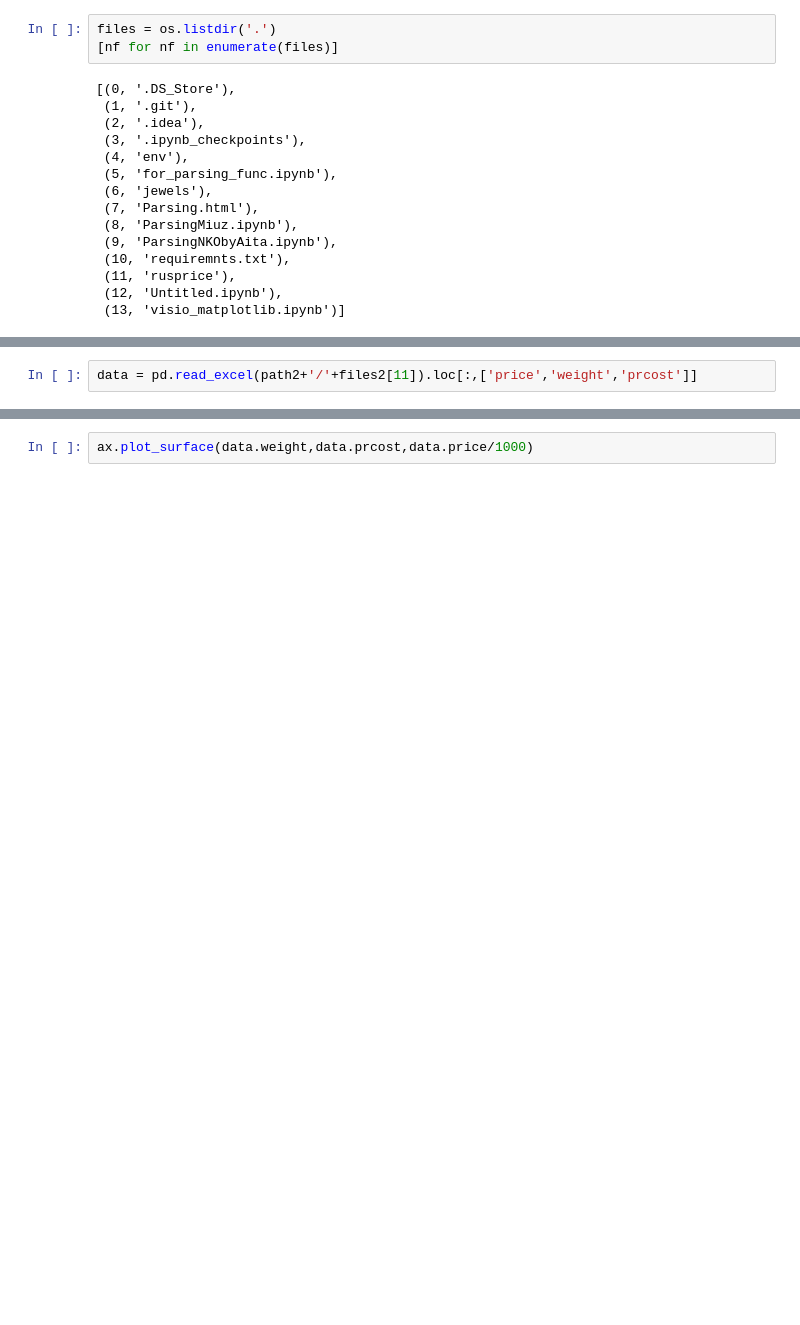
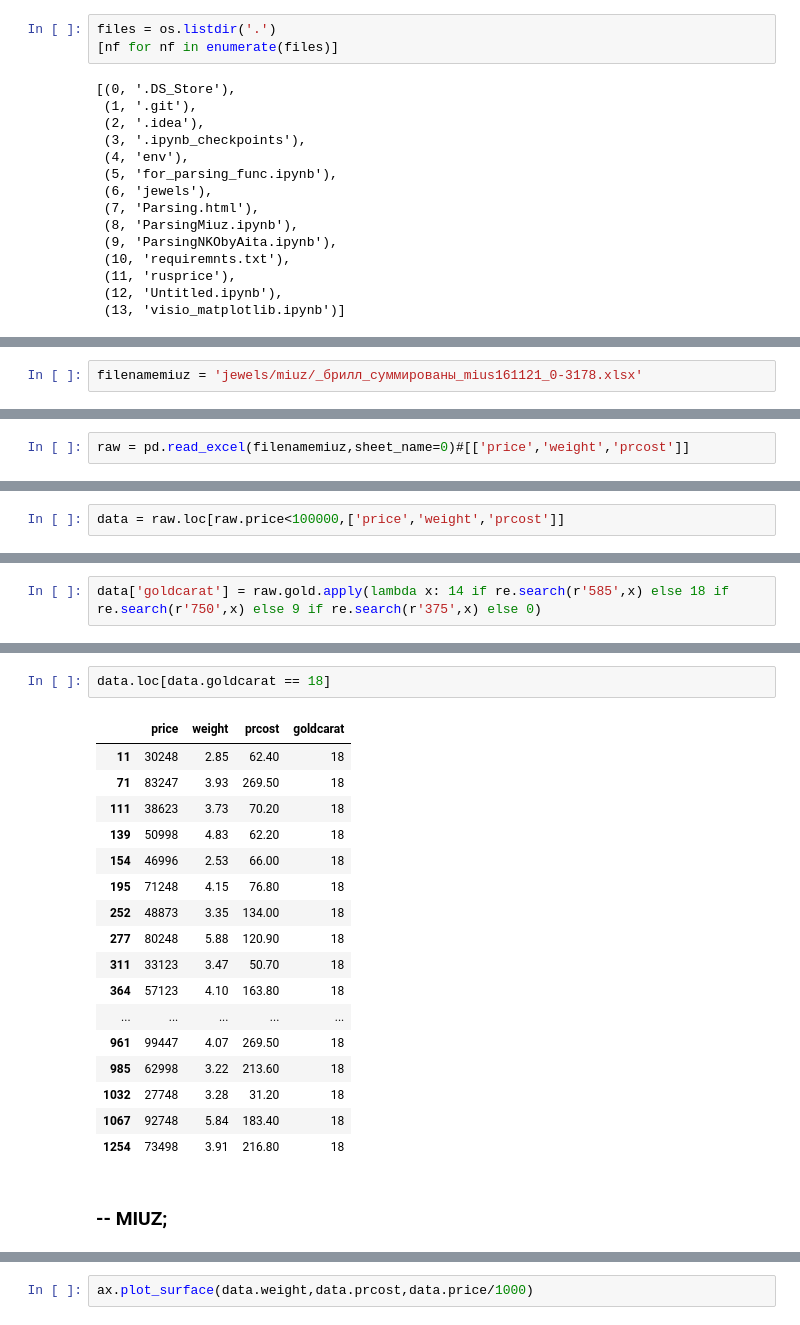
Before and after one commit to KeskilV/Parsing_NKO, a Jupyter notebook: visio_matplotlib.ipynb, the cells around one changed output, grey strips where cells are left out. Drawn from its saved outputs; the diff is of its cells as text; blank space fills up the shorter version.

```diff
--- a/visio_matplotlib.ipynb
+++ b/visio_matplotlib.ipynb
@@ -59,0 +50,2 @@ files2 = os.listdir(path2)
+# %%
+filenamemiuz = 'jewels/miuz/_брилл_суммированы_mius161121_0-3178.xlsx'
@@ -60,2 +58,2 @@ files2 = os.listdir(path2)
 # %%
-data = pd.read_excel(path2+'/'+files2[11]).loc[:,['price','weight','prcost']]
+raw = pd.read_excel(filenamemiuz,sheet_name=0)#[['price','weight','prcost']]
@@ -77,0 +60,2 @@ data
+# %%
+data = raw.loc[raw.price<100000,['price','weight','prcost']]
@@ -77,0 +90,2 @@ data
+# %%
+data['goldcarat'] = raw.gold.apply(lambda x: 14 if re.search(r'585',x) else 18 if re.search(r'750',x) else 9 if re.search(r'375',x) else 0)
@@ -77,0 +108,22 @@ data
+# %%
+data.loc[data.goldcarat == 18]
+# %% [output]
+|  | price | weight | prcost | goldcarat |
+| 11 | 30248 | 2.85 | 62.40 | 18 |
+| 71 | 83247 | 3.93 | 269.50 | 18 |
+| 111 | 38623 | 3.73 | 70.20 | 18 |
+| 139 | 50998 | 4.83 | 62.20 | 18 |
+| 154 | 46996 | 2.53 | 66.00 | 18 |
+| 195 | 71248 | 4.15 | 76.80 | 18 |
+| 252 | 48873 | 3.35 | 134.00 | 18 |
+| 277 | 80248 | 5.88 | 120.90 | 18 |
+| 311 | 33123 | 3.47 | 50.70 | 18 |
+| 364 | 57123 | 4.10 | 163.80 | 18 |
+| ... | ... | ... | ... | ... |
+| 961 | 99447 | 4.07 | 269.50 | 18 |
+| 985 | 62998 | 3.22 | 213.60 | 18 |
+| 1032 | 27748 | 3.28 | 31.20 | 18 |
+| 1067 | 92748 | 5.84 | 183.40 | 18 |
+| 1254 | 73498 | 3.91 | 216.80 | 18 |
+# %% [markdown]
+###  -- MIUZ;
```
Also changed, not shown: parts of 27 cells of this notebook, 3 other files.
